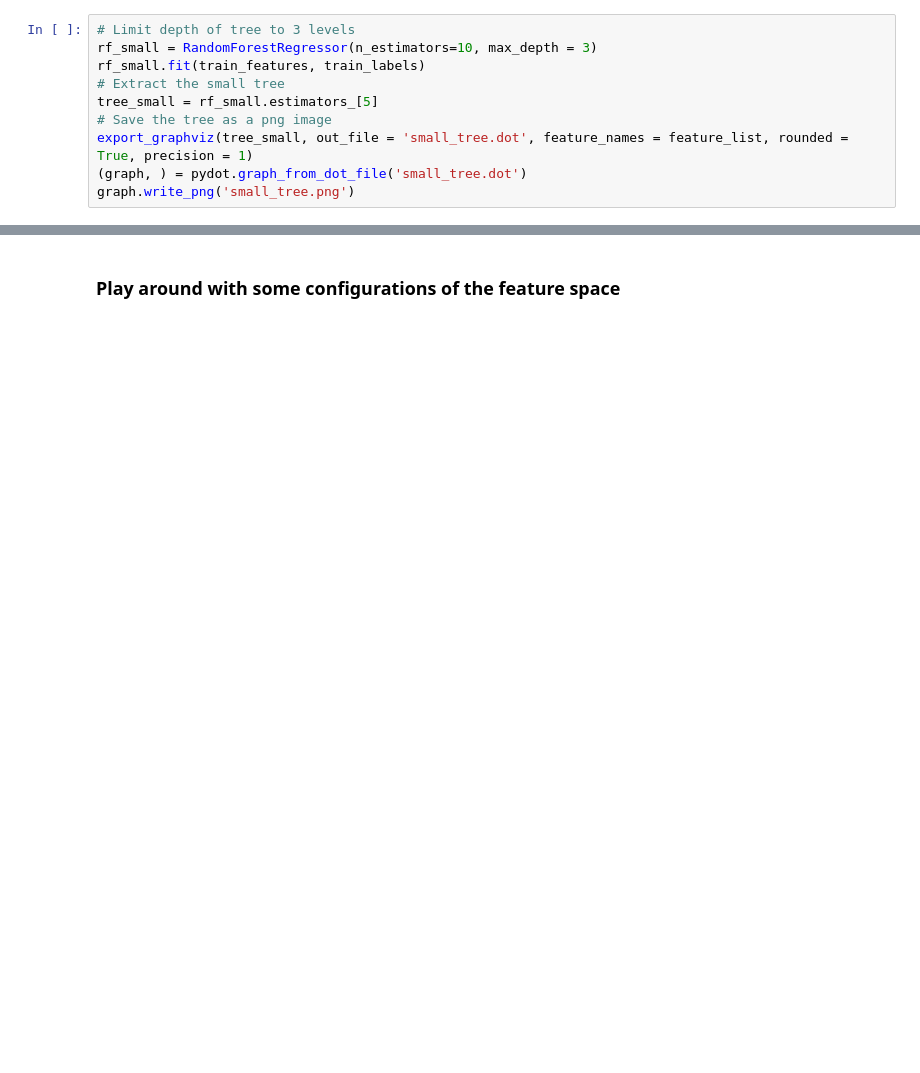
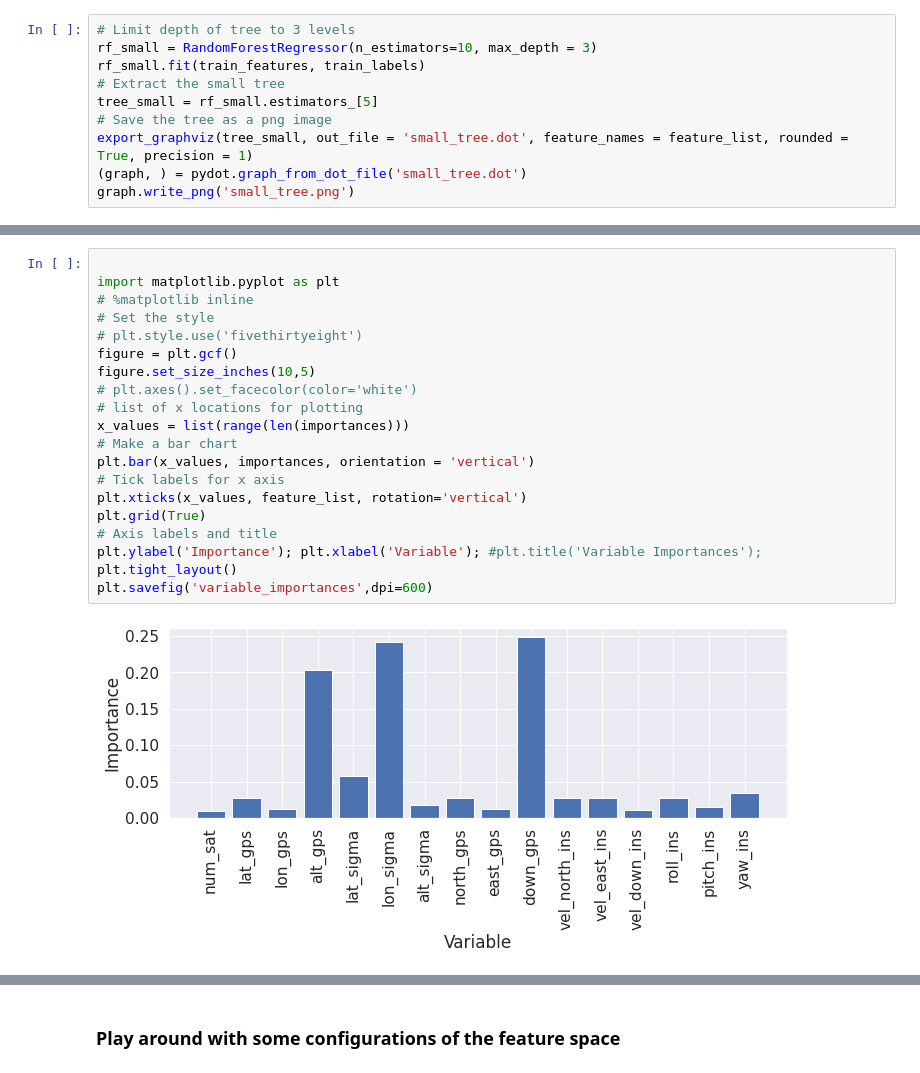
Before and after one commit to lijecaru/rf_for_gps, a Jupyter notebook: RF_for_GPS.ipynb, the cells around one changed output, grey strips where cells are left out. Saved outputs shown, nothing was run; the diff lists cells and outputs as text; blank space fills up the shorter version.

```diff
--- a/RF_for_GPS.ipynb
+++ b/RF_for_GPS.ipynb
@@ -627,0 +479,22 @@ Variable: pitch_ins            Importance: 0.01
+# %%
+
+import matplotlib.pyplot as plt
+# %matplotlib inline
+# Set the style
+# plt.style.use('fivethirtyeight')
+figure = plt.gcf()
+figure.set_size_inches(10,5)
+# plt.axes().set_facecolor(color='white')
+# list of x locations for plotting
+x_values = list(range(len(importances)))
+# Make a bar chart
+plt.bar(x_values, importances, orientation = 'vertical')
+# Tick labels for x axis
+plt.xticks(x_values, feature_list, rotation='vertical')
+plt.grid(True)
+# Axis labels and title
+plt.ylabel('Importance'); plt.xlabel('Variable'); #plt.title('Variable Importances');
+plt.tight_layout()
+plt.savefig('variable_importances',dpi=600)
+# %% [output]
+[figure, added]
```
Also changed, not shown: parts of 79 cells of this notebook, 5 other files.
